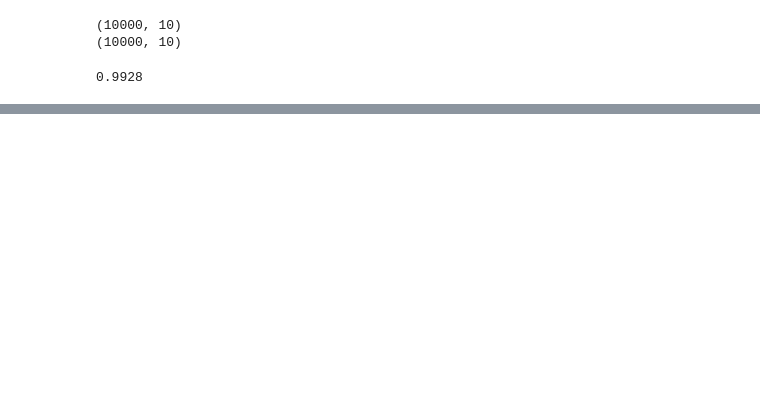
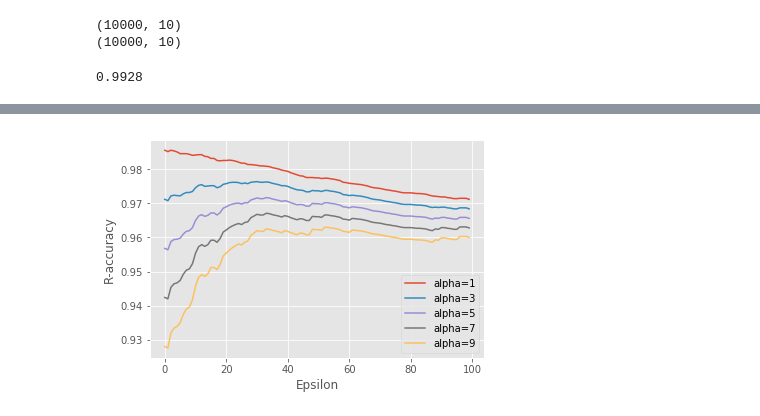
Before and after one commit to seb5666/cnn_gaussian_process_uncertainty, a Jupyter notebook: R-accuracy.ipynb, the cells around one changed output, grey strips where cells are left out. Cells and saved outputs as stored; diff of their text form; code cells hidden in the pictures; blank space fills up the shorter version.

```diff
--- a/R-accuracy.ipynb
+++ b/R-accuracy.ipynb
@@ -62,0 +92,17 @@ None
+# %%
+%matplotlib inline
+
+plt.figure()
+
+for alpha in np.arange(1, 10, 2):
+    r_accs = []
+    for eps in np.linspace(0, 10, 100):
+        _,_,_, acc = R_acc(alpha=-alpha, eps=eps)
+        r_accs.append(acc)
+    plt.plot(r_accs, label="alpha={}".format(alpha))
+plt.xlabel("Epsilon")
+plt.ylabel("R-accuracy")
+plt.legend()
+plt.savefig("figs/r_accs_alpha_mnist.png",bbox_inches='tight')
+# %% [output]
+[figure, added]
```
Also changed, not shown: parts of 2 cells of this notebook, 17 other files.
